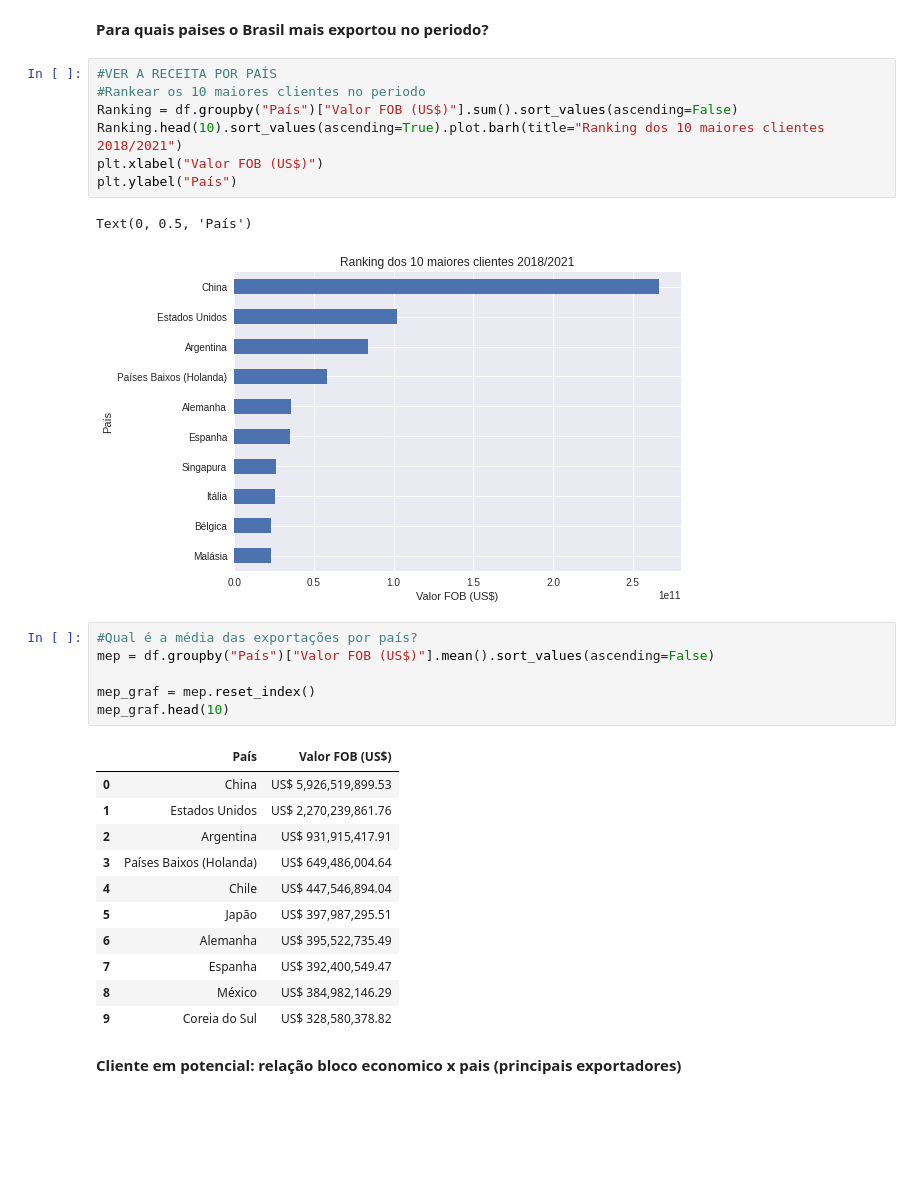
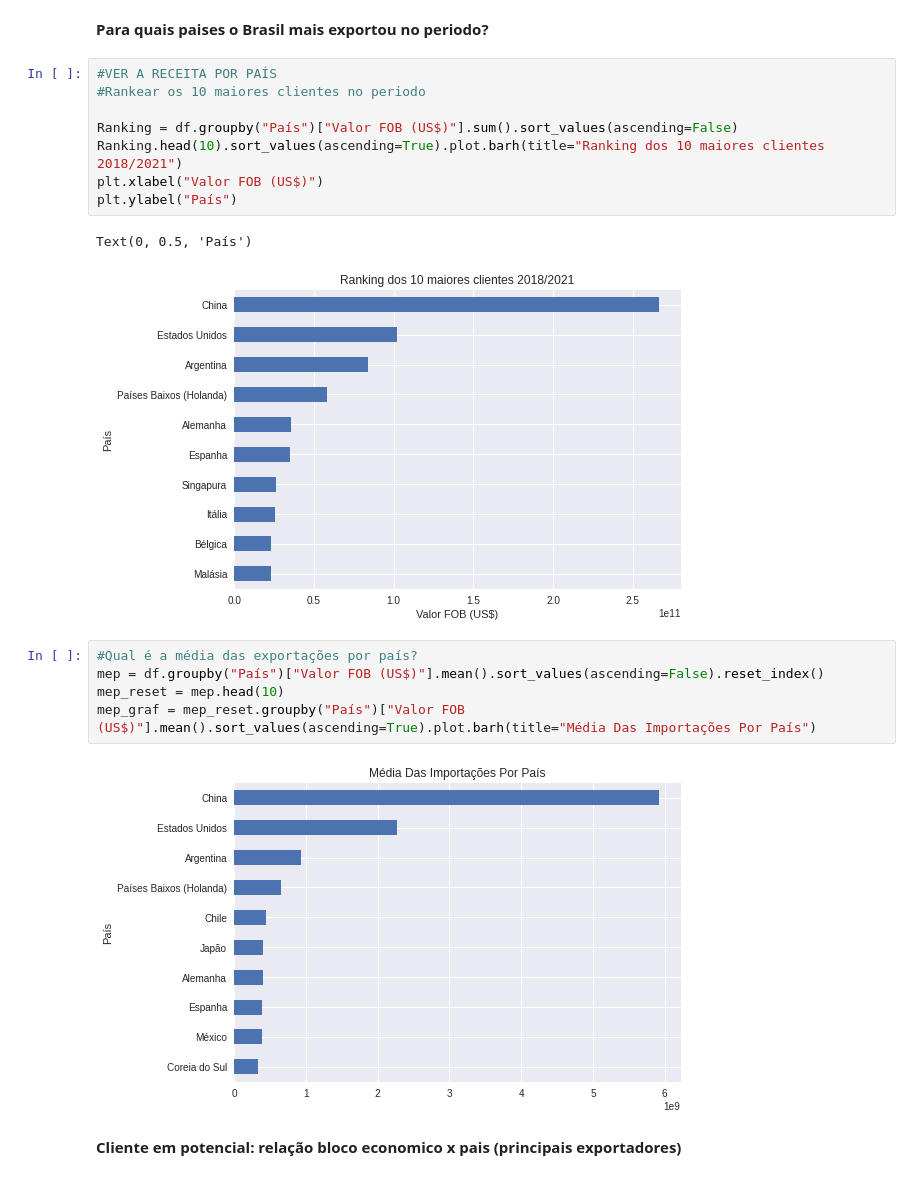
Before and after one commit to Willrodagu/Proj_analise_de-exporta-es_de_2018_a_2020, a Jupyter notebook: Analise_de_dados_de_exportações.ipynb, the cells around one changed output. Drawn from its saved outputs; the diff is of its cells as text; blank space fills up the shorter version.

Commit message:
Criando os gráficos das médias por país

```diff
--- a/Analise_de_dados_de_exportações.ipynb
+++ b/Analise_de_dados_de_exportações.ipynb
@@ -94,6 +95,7 @@ pd.options.display.float_format = 'US$ {:20,.2f}'.format
 # %%
 #VER A RECEITA POR PAÍS
 #Rankear os 10 maiores clientes no periodo
+
 Ranking = df.groupby("País")["Valor FOB (US$)"].sum().sort_values(ascending=False)
 Ranking.head(10).sort_values(ascending=True).plot.barh(title="Ranking dos 10 maiores clientes 2018/2021")
 plt.xlabel("Valor FOB (US$)")
@@ -103,21 +105,10 @@ Text(0, 0.5, 'País')
 [figure]
 # %%
 #Qual é a média das exportações por país?
-mep = df.groupby("País")["Valor FOB (US$)"].mean().sort_values(ascending=False)
-
-mep_graf = mep.reset_index()
-mep_graf.head(10)
+mep = df.groupby("País")["Valor FOB (US$)"].mean().sort_values(ascending=False).reset_index()
+mep_reset = mep.head(10)
+mep_graf = mep_reset.groupby("País")["Valor FOB (US$)"].mean().sort_values(ascending=True).plot.barh(title="Média Das Importações Por País")
 # %% [output]
-|  | País | Valor FOB (US$) |
-| 0 | China | US$ 5,926,519,899.53 |
-| 1 | Estados Unidos | US$ 2,270,239,861.76 |
-| 2 | Argentina | US$ 931,915,417.91 |
-| 3 | Países Baixos (Holanda) | US$ 649,486,004.64 |
-| 4 | Chile | US$ 447,546,894.04 |
-| 5 | Japão | US$ 397,987,295.51 |
-| 6 | Alemanha | US$ 395,522,735.49 |
-| 7 | Espanha | US$ 392,400,549.47 |
-| 8 | México | US$ 384,982,146.29 |
-| 9 | Coreia do Sul | US$ 328,580,378.82 |
+[figure, added]
 # %% [markdown]
 **Cliente em potencial: relação bloco economico x pais (principais exportadores)**
```
Also changed, not shown: parts of 4 cells of this notebook.
